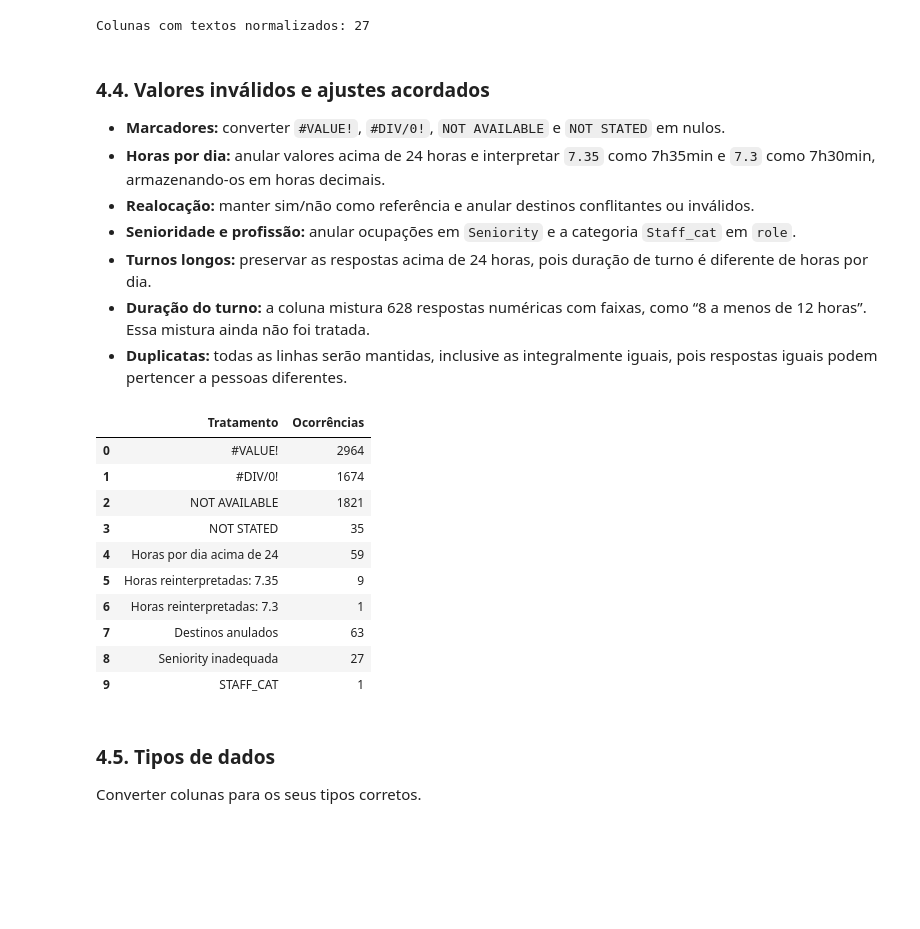
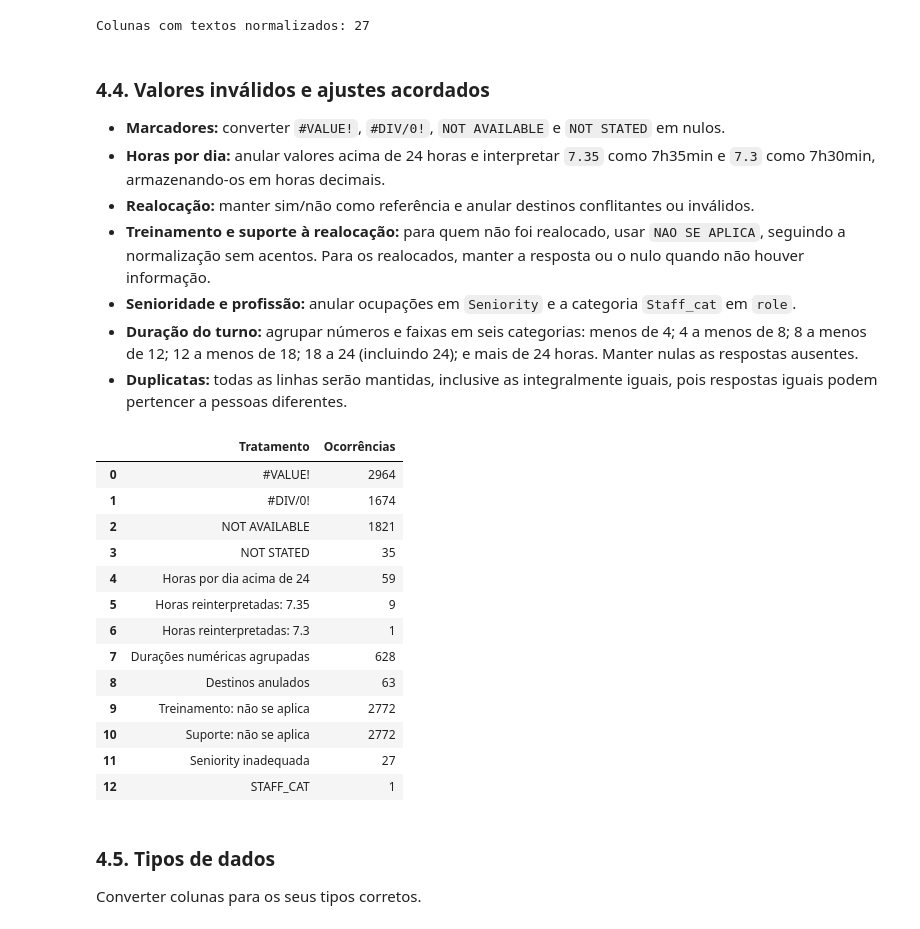
Before and after one commit to BrendonKappel/explainable-burnout-prediction, a Jupyter notebook: notebooks/burnout_prediction.ipynb, the cells around one changed output. Cells and saved outputs as stored; diff of their text form; code cells hidden in the pictures; blank space fills up the shorter version.

```diff
--- a/notebooks/burnout_prediction.ipynb
+++ b/notebooks/burnout_prediction.ipynb
@@ -279,9 +279,9 @@ Colunas com textos normalizados: 27
 - **Marcadores:** converter `#VALUE!`, `#DIV/0!`, `NOT AVAILABLE` e `NOT STATED` em nulos.
 - **Horas por dia:** anular valores acima de 24 horas e interpretar `7.35` como 7h35min e `7.3` como 7h30min, armazenando-os em horas decimais.
 - **Realocação:** manter sim/não como referência e anular destinos conflitantes ou inválidos.
+- **Treinamento e suporte à realocação:** para quem não foi realocado, usar `NAO SE APLICA`, seguindo a normalização sem acentos. Para os realocados, manter a resposta ou o nulo quando não houver informação.
 - **Senioridade e profissão:** anular ocupações em `Seniority` e a categoria `Staff_cat` em `role`.
-- **Turnos longos:** preservar as respostas acima de 24 horas, pois duração de turno é diferente de horas por dia.
-- **Duração do turno:** a coluna mistura 628 respostas numéricas com faixas, como “8 a menos de 12 horas”. Essa mistura ainda não foi tratada.
+- **Duração do turno:** agrupar números e faixas em seis categorias: menos de 4; 4 a menos de 8; 8 a menos de 12; 12 a menos de 18; 18 a 24 (incluindo 24); e mais de 24 horas. Manter nulas as respostas ausentes.
 - **Duplicatas:** todas as linhas serão mantidas, inclusive as integralmente iguais, pois respostas iguais podem pertencer a pessoas diferentes.
 # %%
 treatment_counts = {}
@@ -303,42 +303,93 @@ for original, corrected in hours_as_minutes.items():
     treatment_counts[f"Horas reinterpretadas: {original}"] = int(hour_mask.sum())
     df_clean.loc[hour_mask, hours_column] = corrected
 
+
+shift_column = "What was the average duration of your shift?"
+shift_categories = {
+    "LESS THAN 4 HOURS": "MENOS DE 4 HORAS",
+    "4 TO LESS THAN 8 HOURS": "4 A MENOS DE 8 HORAS",
+    "8 TO LESS THAN 12 HOURS": "8 A MENOS DE 12 HORAS",
+    "12 TO LESS THAN 18 HOURS": "12 A MENOS DE 18 HORAS",
+    "18 TO LESS THAN 24 HOURS": "18 A 24 HORAS",
+    "MORE THAN 24 HOURS": "MAIS DE 24 HORAS",
+}
+
+
+def group_shift_duration(value):
+    if pd.isna(value):
+        return pd.NA
+    if value in shift_categories:
+        return shift_categories[value]
+    if value in shift_categories.values():
+        return value
+
+    hours = float(value)
+    if hours < 4:
+        return "MENOS DE 4 HORAS"
+    if hours < 8:
+        return "4 A MENOS DE 8 HORAS"
+    if hours < 12:
+        return "8 A MENOS DE 12 HORAS"
+    if hours < 18:
+        return "12 A MENOS DE 18 HORAS"
+    if hours <= 24:
+        return "18 A 24 HORAS"
+    return "MAIS DE 24 HORAS"
+
+
+treatment_counts["Durações numéricas agrupadas"] = int(
+    pd.to_numeric(df_clean[shift_column], errors="coerce").notna().sum()
+)
+df_clean[shift_column] = df_clean[shift_column].map(group_shift_duration)
+
 redeployment_column = "Have you been redeployed to a different area, hospital, or specialty?"
 destination_column = "If so, to which specialty or area have you been redeployed?"
 no_destination = ["N/A", "NA", "NOT APPLICABLE", "NOT REDEPLOYED", "NOT DEPLOYED"]
 invalid_destination = (
     df_clean[redeployment_column].eq("NO").fillna(False)
     | df_clean[destination_column].isin(no_destination)
 )
 treatment_counts["Destinos anulados"] = int(
     (invalid_destination & df_clean[destination_column].notna()).sum()
 )
 df_clean.loc[invalid_destination, destination_column] = pd.NA
+
+training_column = "If redeployed: how would you describe the training you received in preparation for redeployment?"
+support_column = "If redeployed: how would you describe the support you received during redeployment?"
+not_redeployed = df_clean[redeployment_column].eq("NO").fillna(False)
+
+for column, label in [(training_column, "Treinamento"), (support_column, "Suporte")]:
+    treatment_counts[f"{label}: não se aplica"] = int(not_redeployed.sum())
+    df_clean.loc[not_redeployed, column] = "NAO SE APLICA"
+
 
 invalid_seniority = (
     df_clean["Seniority"].notna()
     & ~df_clean["Seniority"].isin(["SENIOR", "JUNIOR"])
 )
 treatment_counts["Seniority inadequada"] = int(invalid_seniority.sum())
 df_clean.loc[invalid_seniority, "Seniority"] = pd.NA
 
 invalid_role = df_clean["role"].eq("STAFF_CAT").fillna(False)
 treatment_counts["STAFF_CAT"] = int(invalid_role.sum())
 df_clean.loc[invalid_role, "role"] = pd.NA
 
 display(pd.Series(treatment_counts).rename_axis("Tratamento").reset_index(name="Ocorrências"))
 # %% [output]
 |  | Tratamento | Ocorrências |
 | 0 | #VALUE! | 2964 |
 | 1 | #DIV/0! | 1674 |
 | 2 | NOT AVAILABLE | 1821 |
 | 3 | NOT STATED | 35 |
 | 4 | Horas por dia acima de 24 | 59 |
 | 5 | Horas reinterpretadas: 7.35 | 9 |
 | 6 | Horas reinterpretadas: 7.3 | 1 |
-| 7 | Destinos anulados | 63 |
-| 8 | Seniority inadequada | 27 |
-| 9 | STAFF_CAT | 1 |
+| 7 | Durações numéricas agrupadas | 628 |
+| 8 | Destinos anulados | 63 |
+| 9 | Treinamento: não se aplica | 2772 |
+| 10 | Suporte: não se aplica | 2772 |
+| 11 | Seniority inadequada | 27 |
+| 12 | STAFF_CAT | 1 |
 # %% [markdown]
 ### 4.5. Tipos de dados
 
```
Also changed, not shown: parts of 5 cells of this notebook.
